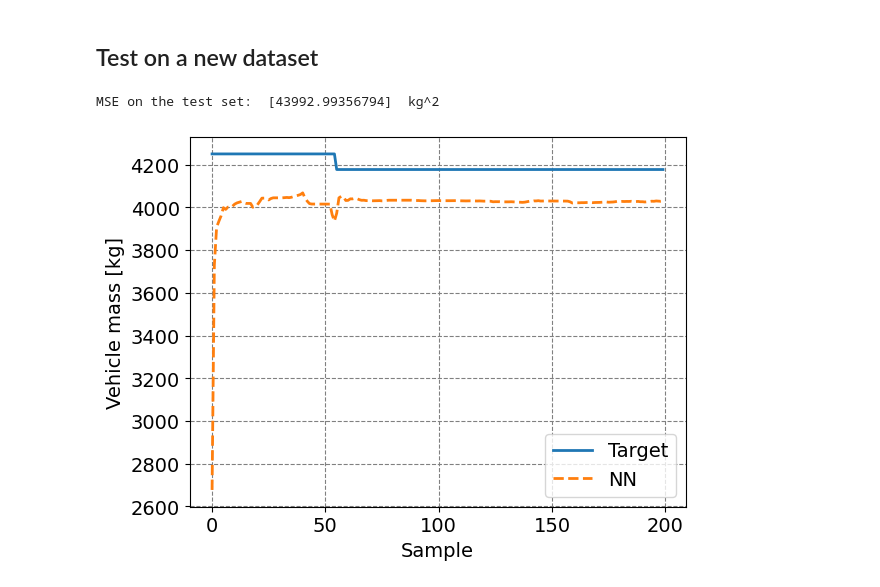
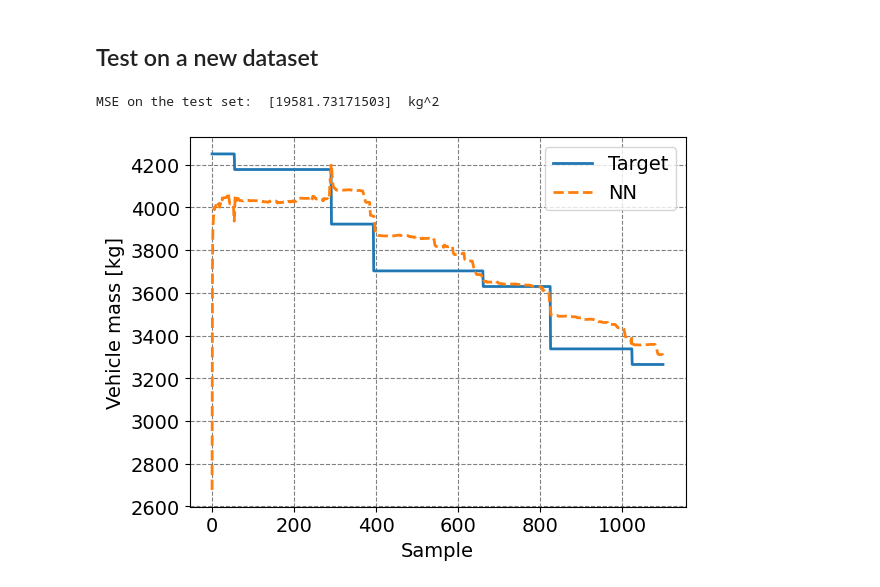
Before and after one commit to tonegas/neu4mes, a Jupyter notebook: tutorials/estimate_vehicle_mass_simple.ipynb, the cells around one changed output. Cells and saved outputs as stored; diff of their text form; code cells hidden in the pictures.

```diff
--- a/tutorials/estimate_vehicle_mass_simple.ipynb
+++ b/tutorials/estimate_vehicle_mass_simple.ipynb
@@ -501,39 +502,39 @@ Model saved in:               /Users/mattiapiccinini/Documents/Research/Neu4Mes/
 ## Test on a new dataset
 # %%
 # Test on a new dataset
-num_samples_use  = 200
+num_samples_use  = 1100
 samples_test_set = mass_estimator.getSamples('validation_set', index=0, window=num_samples_use)
 mass_estimator.resetStates()  # reset the internal state
 out_nn_test_set         = mass_estimator(samples_test_set, sampled=True,
                                          prediction_samples=num_samples_use)
 out_nn_test_set_extract = np.asarray(out_nn_test_set['m_out'])
 
 # Extract the samples
 samples_test_set_extract = np.zeros((len(samples_test_set['m_target']),1))
 for i in range(0,len(samples_test_set_extract)):
   samples_test_set_extract[i] = samples_test_set['m_target'][i]
 
 # Compute the MSE on the test set
 mse_calc = 0
 for i in range(0,len(samples_test_set_extract)):
   mse_calc = mse_calc + (samples_test_set_extract[i] - out_nn_test_set_extract[i])**2
 mse_calc = mse_calc/len(samples_test_set_extract)
 print('MSE on the test set: ', mse_calc, ' kg^2')
 
 flag_plot_results = True
 if flag_plot_results:
   # plot the results
   plt.figure()
   plt.plot(samples_test_set_extract,label='Target',linewidth=2)
   plt.plot(out_nn_test_set_extract,label='NN',linestyle='--',linewidth=2)
   plt.xlabel('Sample')
   plt.ylabel('Vehicle mass [kg]')
   plt.legend()
   plt.grid()
   plt.show()
 
 # Test with custom data
 #mass_estimator({'curv':[0.1,0.2,0.3,0.4,0.5,0.6,0.7,0.8,0.9,1.0],'steer':[0.1,0.2,0.3,0.4,0.5,0.6,0.7,0.8,0.9,1.0]})
 # %% [output]
-MSE on the test set:  [43992.99356794]  kg^2
+MSE on the test set:  [19581.73171503]  kg^2
-[figure, old version]
+[figure, new version]
```
Also changed, not shown: parts of 2 cells of this notebook, 8 other files.
